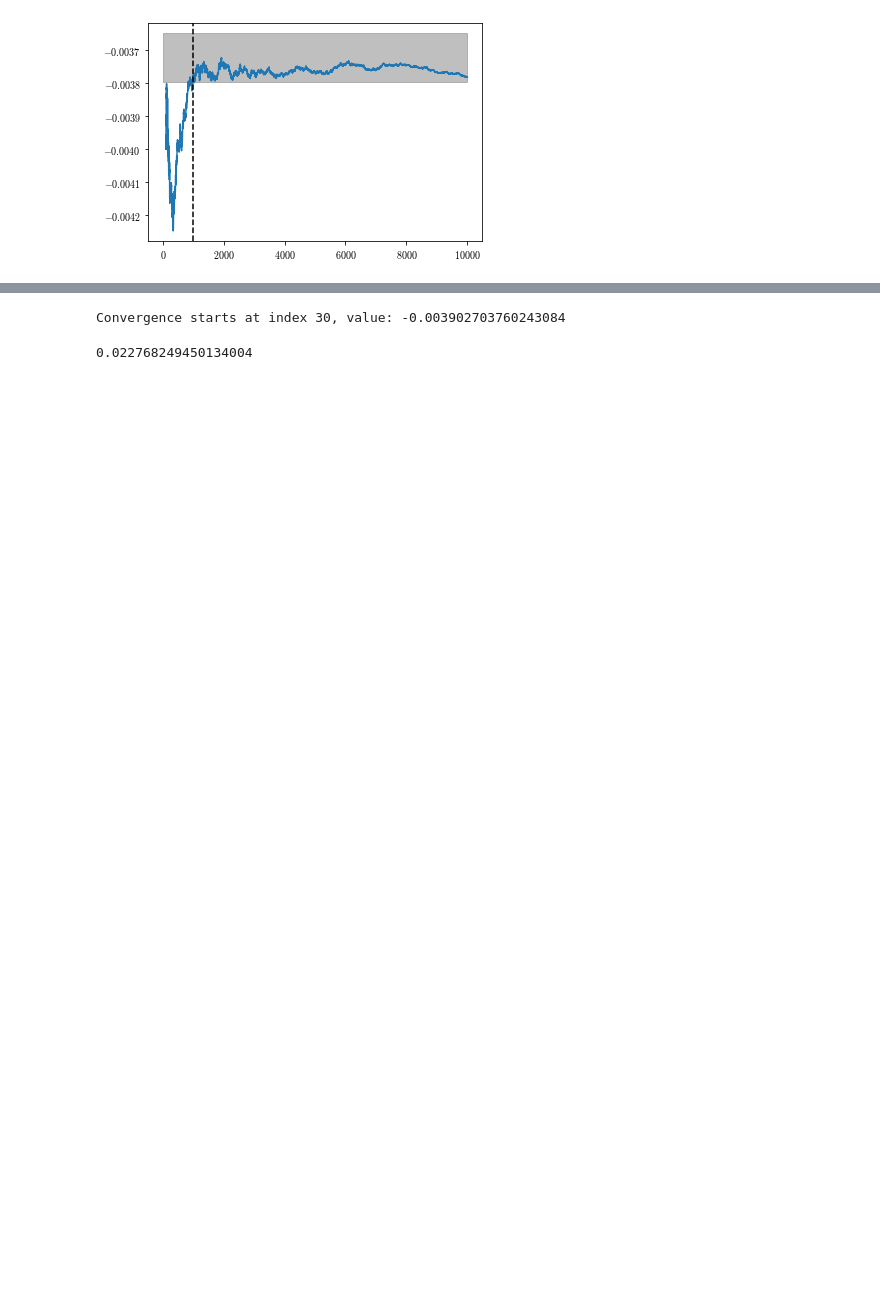
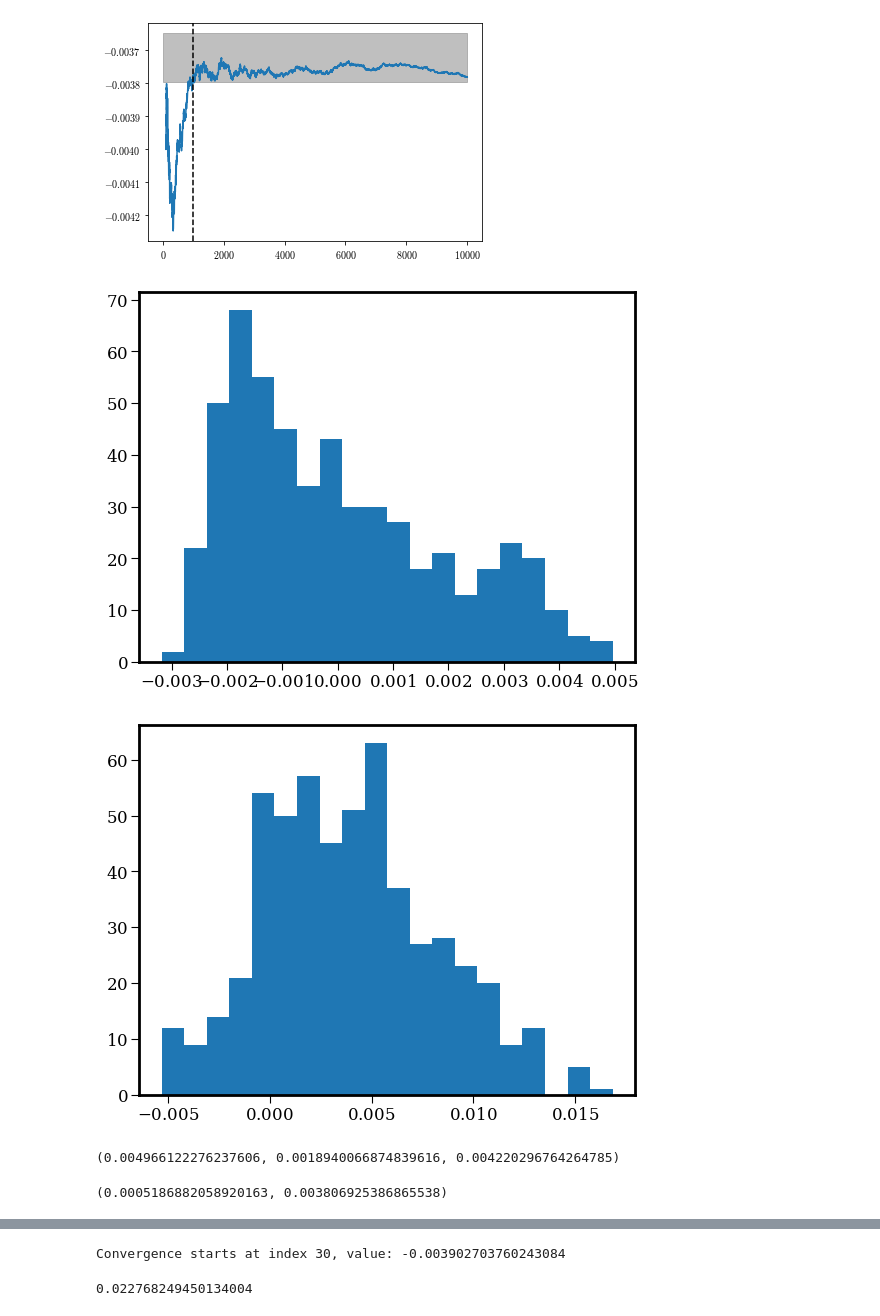
Before and after one commit to Roman-HLIS-Cosmology-PIT/RomanChromaticPSF, a Jupyter notebook: notebooks/ChromaticPaperPlots.ipynb, the cells around one changed output, grey strips where cells are left out. Drawn from its saved outputs; the diff is of its cells as text; code cells hidden in the pictures; blank space fills up the shorter version.

```diff
--- a/notebooks/ChromaticPaperPlots.ipynb
+++ b/notebooks/ChromaticPaperPlots.ipynb
@@ -1905,3 +2087,34 @@ plt.axvline(x = 1000, color = 'black', ls = '--' )
 plt.show()
 # %% [output]
 [figure]
+# %%
+frac_size_diff = size_true/np.mean(size_star) - 1
+size_conv = []
+for i in range(100,len(frac_size_diff), 1):
+    size_conv.append(np.mean(frac_size_diff[:i]))
+size_conv = np.array(size_conv )
+# %%
+frac_size_diff_star = size_star/np.mean(size_star) - 1
+#frac_size_diff_star = size_star/(mom_star.moments_sigma*scale) - 1
+size_conv_star = []
+for i in range(1,len(frac_size_diff), 1):
+    size_conv_star.append(np.mean(frac_size_diff_star[:i]))
+size_conv_star = np.array(size_conv_star )
+# %%
+plt.hist(frac_size_diff_star, bins = 20)
+plt.show()
+
+plt.hist(frac_size_diff, bins = 20)
+plt.show()
+np.max(frac_size_diff_star), np.std(frac_size_diff_star),  np.std(frac_size_diff)
+# %% [output]
+[figure, added]
+[figure, added]
+(0.004966122276237606, 0.0018940066874839616, 0.004220296764264785)
+# %%
+var_b = np.cov(frac_size_diff_star, frac_size_diff)[0][1]
+var_x = np.var(frac_size_diff_star) - var_b
+var_y = np.var(frac_size_diff) - var_b
+np.sqrt(var_x), np.sqrt(var_y)
+# %% [output]
+(0.0005186882058920163, 0.003806925386865538)
```
Also changed, not shown: parts of 25 cells of this notebook, 1 other file.
